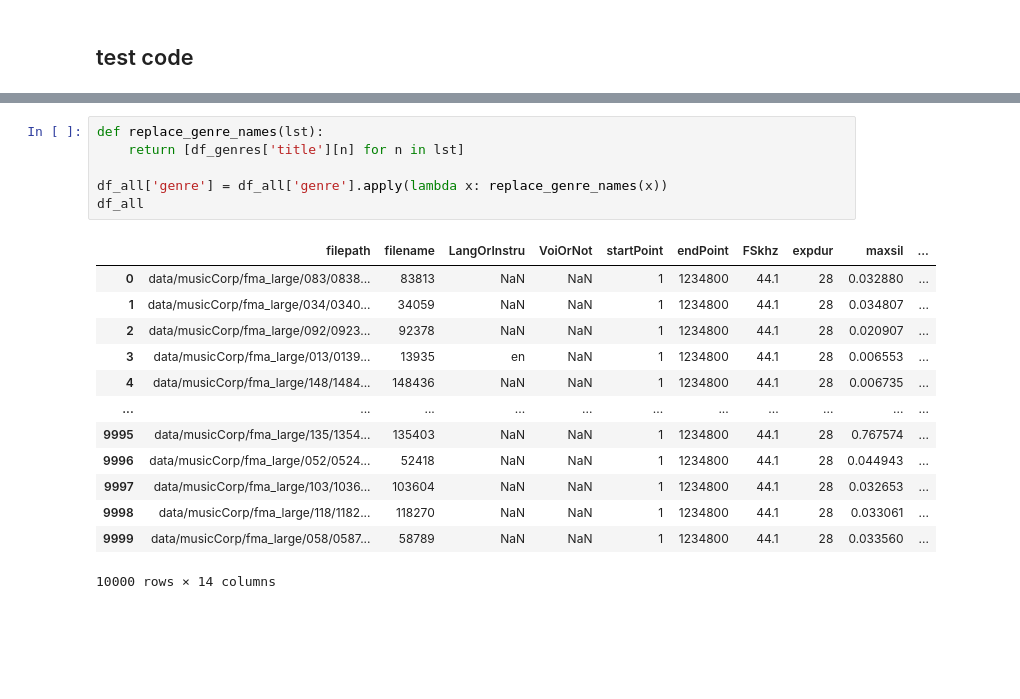
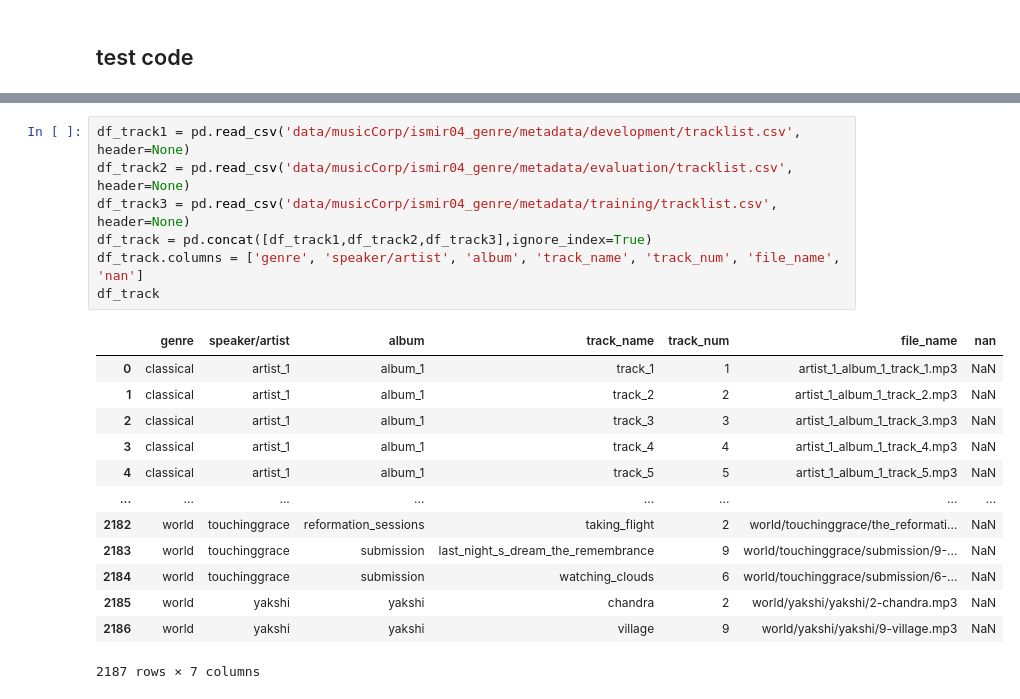
Before and after one commit to curlsloth/MusicSpeech-STM, a Jupyter notebook: STM03_build_meta_data.ipynb, the cells around one changed output, grey strips where cells are left out. Saved outputs shown, nothing was run; the diff lists cells and outputs as text; blank space fills up the shorter version.

```diff
--- a/STM03_build_meta_data.ipynb
+++ b/STM03_build_meta_data.ipynb
@@ -564,20 +453,21 @@ df_genres
-# %%
-def replace_genre_names(lst):
-    return [df_genres['title'][n] for n in lst]
-
-df_all['genre'] = df_all['genre'].apply(lambda x: replace_genre_names(x))
-df_all
-# %% [output]
-|  | filepath | filename | LangOrInstru | VoiOrNot | startPoint | endPoint | FSkhz | expdur | maxsil | ... |
-| 0 | data/musicCorp/fma_large/083/0838... | 83813 | NaN | NaN | 1 | 1234800 | 44.1 | 28 | 0.032880 | ... |
-| 1 | data/musicCorp/fma_large/034/0340... | 34059 | NaN | NaN | 1 | 1234800 | 44.1 | 28 | 0.034807 | ... |
-| 2 | data/musicCorp/fma_large/092/0923... | 92378 | NaN | NaN | 1 | 1234800 | 44.1 | 28 | 0.020907 | ... |
-| 3 | data/musicCorp/fma_large/013/0139... | 13935 | en | NaN | 1 | 1234800 | 44.1 | 28 | 0.006553 | ... |
-| 4 | data/musicCorp/fma_large/148/1484... | 148436 | NaN | NaN | 1 | 1234800 | 44.1 | 28 | 0.006735 | ... |
-| ... | ... | ... | ... | ... | ... | ... | ... | ... | ... | ... |
-| 9995 | data/musicCorp/fma_large/135/1354... | 135403 | NaN | NaN | 1 | 1234800 | 44.1 | 28 | 0.767574 | ... |
-| 9996 | data/musicCorp/fma_large/052/0524... | 52418 | NaN | NaN | 1 | 1234800 | 44.1 | 28 | 0.044943 | ... |
-| 9997 | data/musicCorp/fma_large/103/1036... | 103604 | NaN | NaN | 1 | 1234800 | 44.1 | 28 | 0.032653 | ... |
-| 9998 | data/musicCorp/fma_large/118/1182... | 118270 | NaN | NaN | 1 | 1234800 | 44.1 | 28 | 0.033061 | ... |
-| 9999 | data/musicCorp/fma_large/058/0587... | 58789 | NaN | NaN | 1 | 1234800 | 44.1 | 28 | 0.033560 | ... |
-10000 rows × 14 columns
+# %%
+df_track1 = pd.read_csv('data/musicCorp/ismir04_genre/metadata/development/tracklist.csv', header=None)
+df_track2 = pd.read_csv('data/musicCorp/ismir04_genre/metadata/evaluation/tracklist.csv', header=None)
+df_track3 = pd.read_csv('data/musicCorp/ismir04_genre/metadata/training/tracklist.csv', header=None)
+df_track = pd.concat([df_track1,df_track2,df_track3],ignore_index=True)
+df_track.columns = ['genre', 'speaker/artist', 'album', 'track_name', 'track_num', 'file_name', 'nan']
+df_track
+# %% [output]
+|  | genre | speaker/artist | album | track_name | track_num | file_name | nan |
+| 0 | classical | artist_1 | album_1 | track_1 | 1 | artist_1_album_1_track_1.mp3 | NaN |
+| 1 | classical | artist_1 | album_1 | track_2 | 2 | artist_1_album_1_track_2.mp3 | NaN |
+| 2 | classical | artist_1 | album_1 | track_3 | 3 | artist_1_album_1_track_3.mp3 | NaN |
+| 3 | classical | artist_1 | album_1 | track_4 | 4 | artist_1_album_1_track_4.mp3 | NaN |
+| 4 | classical | artist_1 | album_1 | track_5 | 5 | artist_1_album_1_track_5.mp3 | NaN |
+| ... | ... | ... | ... | ... | ... | ... | ... |
+| 2182 | world | touchinggrace | reformation_sessions | taking_flight | 2 | world/touchinggrace/the_reformati... | NaN |
+| 2183 | world | touchinggrace | submission | last_night_s_dream_the_remembrance | 9 | world/touchinggrace/submission/9-... | NaN |
+| 2184 | world | touchinggrace | submission | watching_clouds | 6 | world/touchinggrace/submission/6-... | NaN |
+| 2185 | world | yakshi | yakshi | chandra | 2 | world/yakshi/yakshi/2-chandra.mp3 | NaN |
+| 2186 | world | yakshi | yakshi | village | 9 | world/yakshi/yakshi/9-village.mp3 | NaN |
+2187 rows × 7 columns
```
Also changed, not shown: parts of 20 cells of this notebook.
